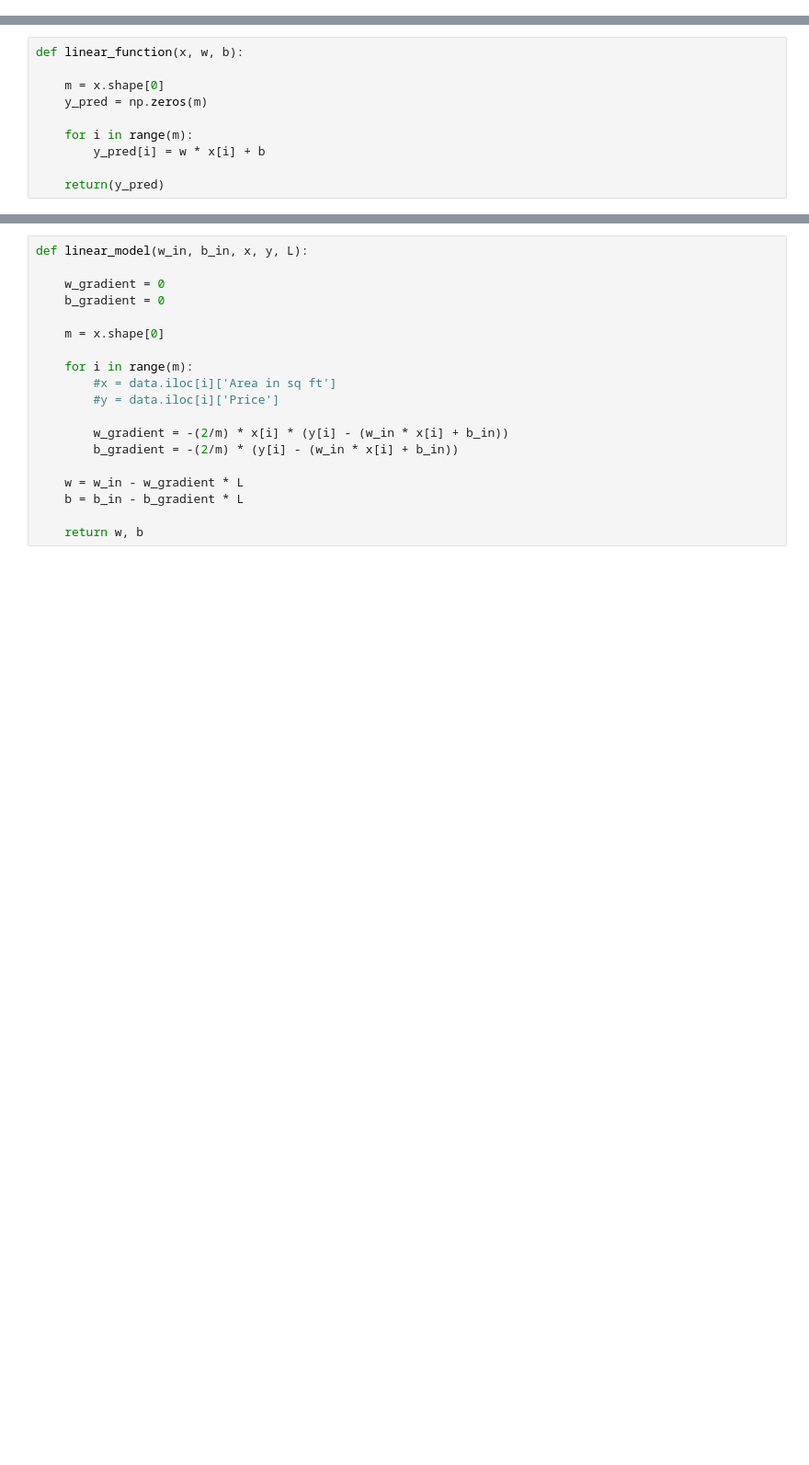
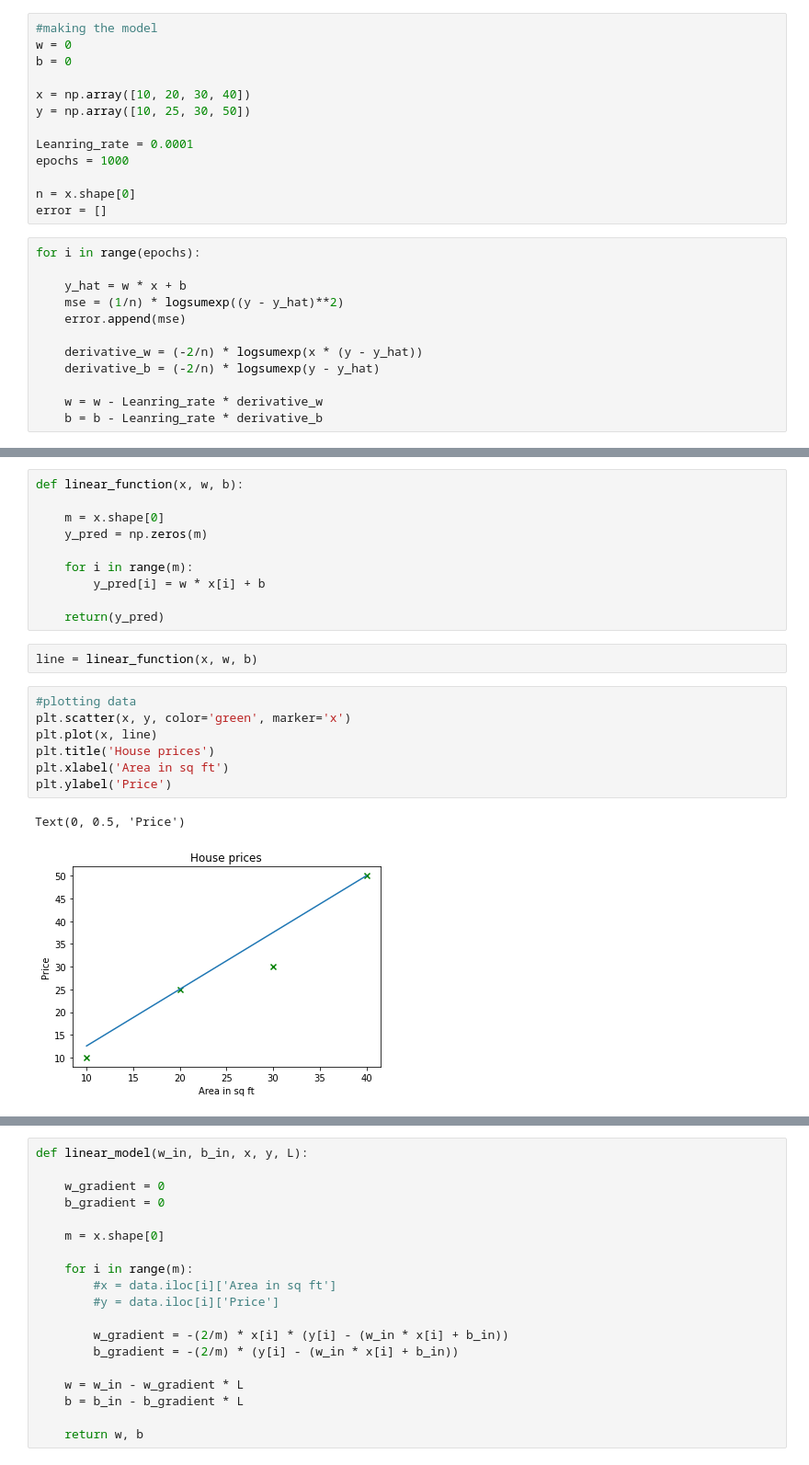
Before and after one commit to ElPatatone/Linear_Regression, a Jupyter notebook: Simple_linear_regression.ipynb, the cells around one changed output, grey strips where cells are left out. Shown at 92% size. Drawn from its saved outputs; the diff is of its cells as text; blank space fills up the shorter version.

Commit message:
fix: made a new model for linear regression

```diff
--- a/Simple_linear_regression.ipynb
+++ b/Simple_linear_regression.ipynb
@@ -38,0 +37,25 @@ df
+# %%
+#making the model
+w = 0
+b = 0
+
+x = np.array([10, 20, 30, 40])
+y = np.array([10, 25, 30, 50])
+
+Leanring_rate = 0.0001
+epochs = 1000
+
+n = x.shape[0]
+error = []
+# %%
+for i in range(epochs):
+
+    y_hat = w * x + b
+    mse = (1/n) * logsumexp((y - y_hat)**2)
+    error.append(mse)
+
+    derivative_w = (-2/n) * logsumexp(x * (y - y_hat))
+    derivative_b = (-2/n) * logsumexp(y - y_hat)
+
+    w = w - Leanring_rate * derivative_w
+    b = b - Leanring_rate * derivative_b
@@ -46,3 +73,15 @@ def linear_function(x, w, b):
         y_pred[i] = w * x[i] + b
 
     return(y_pred)
+# %%
+line = linear_function(x, w, b)
+# %%
+#plotting data
+plt.scatter(x, y, color='green', marker='x')
+plt.plot(x, line)
+plt.title('House prices')
+plt.xlabel('Area in sq ft')
+plt.ylabel('Price')
+# %% [output]
+Text(0, 0.5, 'Price')
+[figure, added]
```
Also changed, not shown: parts of 12 cells of this notebook, 1 other file.
